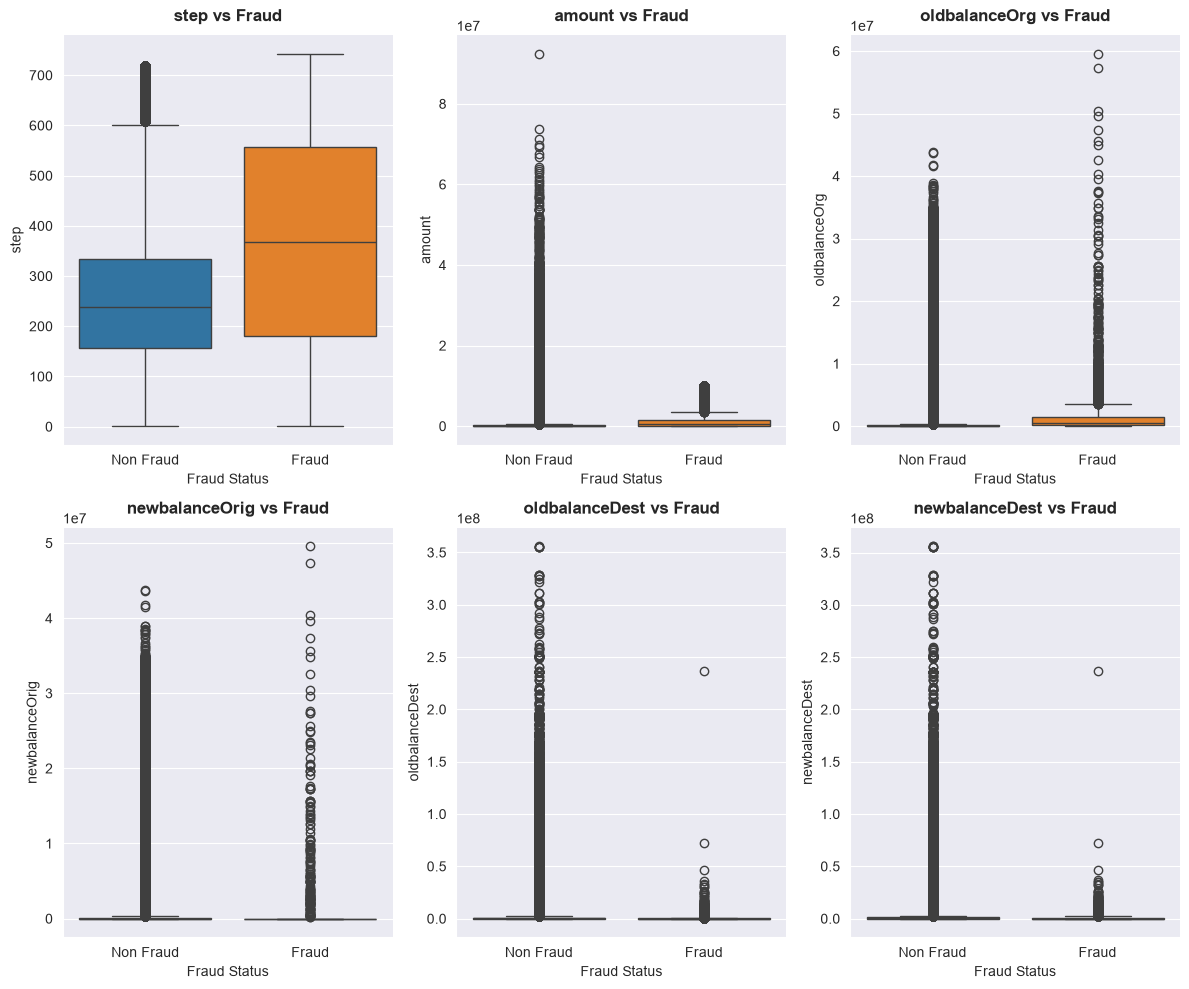
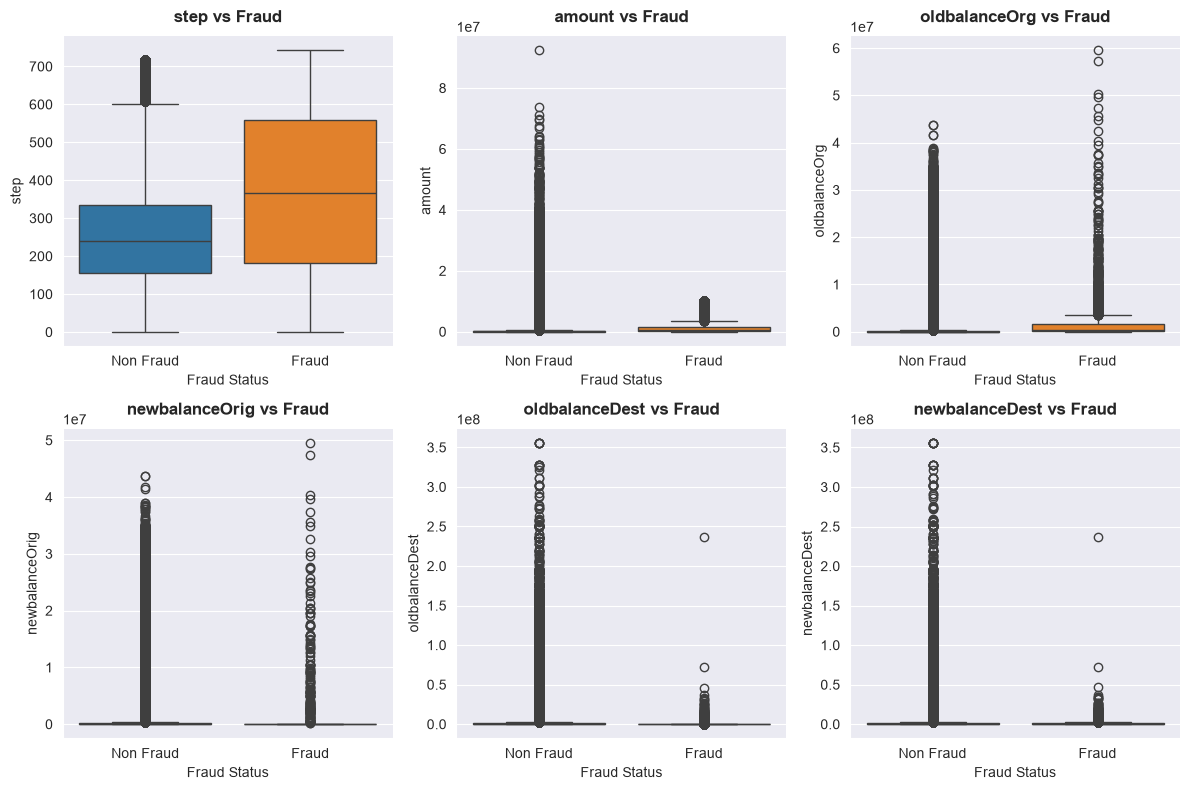
Unified diff of the notebook cell whose output changed from the first chart to the second:
--- before
+++ after
@@ -1,4 +1,4 @@
 # Compare the distribution between fraud and non-fraud transactions
-plt.figure(figsize=(12,10))
+plt.figure(figsize=(12,8))
 
 for i,col in enumerate(numerical_columns,1):
@@ -19,3 +19,11 @@
 
 plt.tight_layout()
+
+# Save figure
+plt.savefig(
+    '../plots/Columns_vs_Fraud_Check.png',
+    dpi=300,
+    bbox_inches='tight'
+)
+
 plt.show()

Commit: Plots added